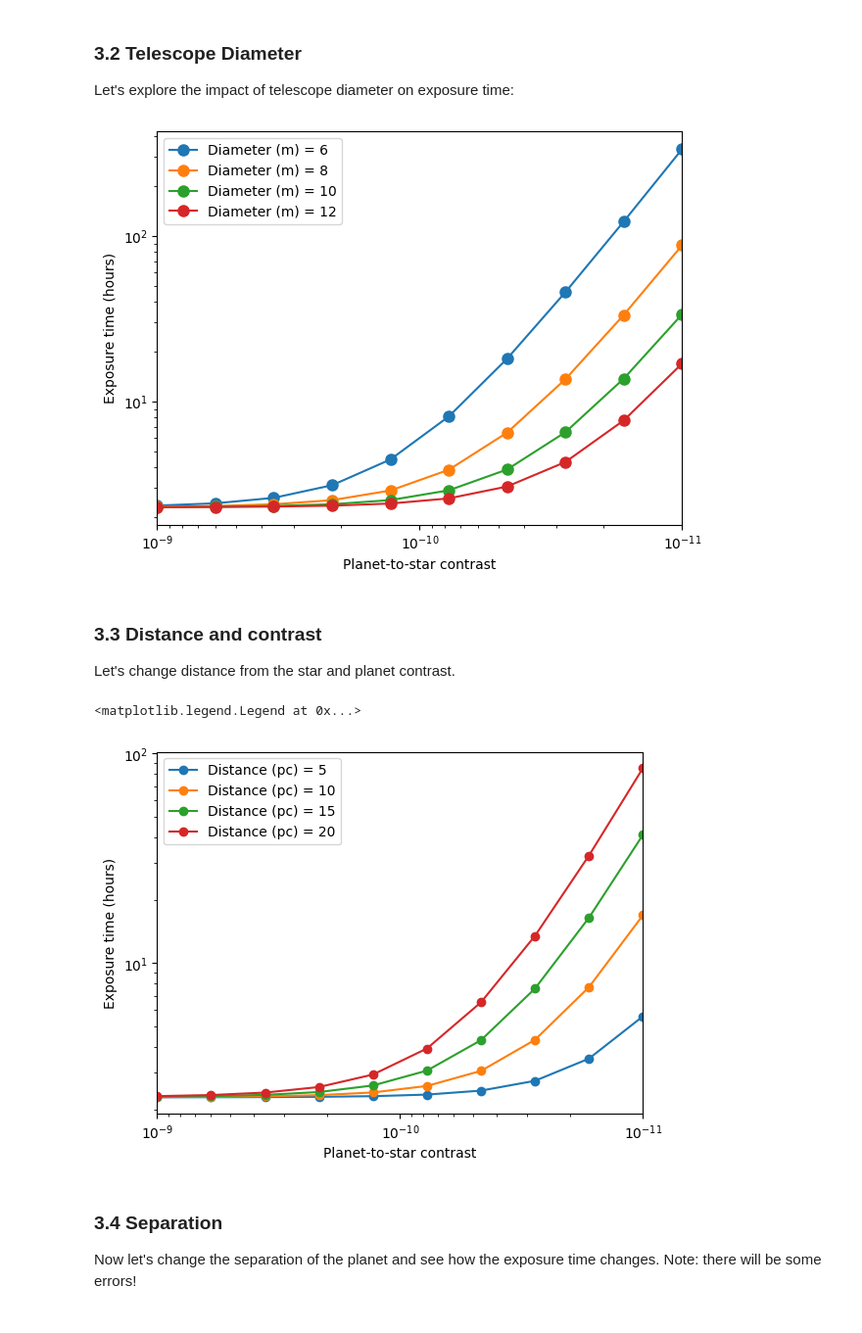
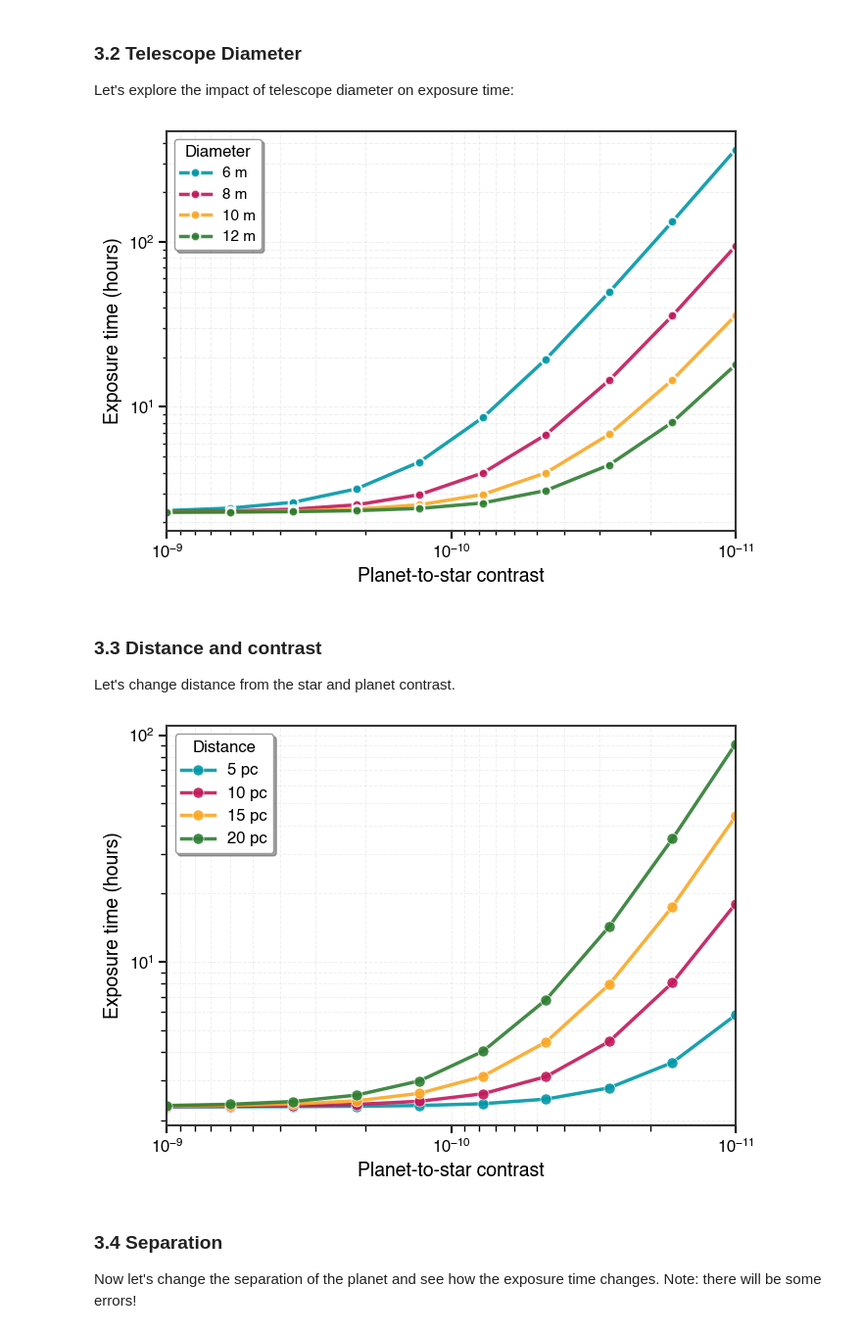
Before and after one commit to HWO-Project/pyEDITH, a Jupyter notebook: tutorials/imaging_tutorial.ipynb, the cells around one changed output. Shown at 98% size. Cells and saved outputs as stored; diff of their text form; code cells hidden in the pictures.

```diff
--- a/tutorials/imaging_tutorial.ipynb
+++ b/tutorials/imaging_tutorial.ipynb
@@ -33,4 +33,9 @@ set_verbosity(level='info')
 # You can also open your .bashrc (or .zshrc) and type:
 # export SCI_ENG_DIR="/path/to/Sci-Eng-Interface/hwo_sci_eng"
 # export YIP_CORO_DIR="/path/to/yips"
+
+# Loading HWO style package to make pretty plots
+import hwostyle
+hwostyle.use("light")
+colors = hwostyle.palette
 # %% [output]
@@ -259,12 +266,19 @@ for contrast in contrasts:
 
 # Make plot
 fig, ax1 = plt.subplots()
+ax1.semilogx(contrasts, exposure_times, marker='o', markersize=8, linewidth=2,
+             color=colors.cyan, markerfacecolor=colors.purple, markeredgewidth=1.5,
+             markeredgecolor=colors.cyan)
+ax1.set_xlim([1e-6,1e-11])
+ax1.set_xlabel('Planet-to-star contrast', fontsize=14, fontweight='bold')
+ax1.set_ylabel('Exposure time (hours)', fontsize=14, fontweight='bold')
+ax1.tick_params(axis='both', which='major', labelsize=12, width=1.5, length=6)
+ax1.tick_params(axis='both', which='minor', width=1, length=4)
+ax1.grid(True, which='both', alpha=0.3, linestyle='--', linewidth=0.7)
 
-# Primary x-axis (contrast)
-ax1.semilogx(contrasts, exposure_times,marker='o')
-ax1.set_xlim([1e-6,1e-11])
-ax1.set_xlabel('Planet-to-star contrast')
-ax1.set_ylabel('Exposure time (hours)')
+for spine in ax1.spines.values():
+    spine.set_visible(True)
+    spine.set_linewidth(1.5)
 
 plt.tight_layout()
 plt.show()
@@ -277,38 +291,49 @@ Let's explore the impact of telescope diameter on exposure time:
 # %%
 fig = plt.figure()
 
 contrasts=np.logspace(-9, -11, 10)
 
-for diam in [6,8,10,12]:
+for idx, diam in enumerate([6,8,10,12]):
     exposure_times=[]
     for contrast in np.logspace(-9, -11, 10):
         params = imaging_params.copy()
         params['Fp/Fs']= contrast
         params['diameter'] = diam
         parsed_parameters= parse_input.parse_parameters(params)
         texp, validation_output = calculate_texp(parsed_parameters)
 
         exposure_times.append(texp.to(u.hr).value)
 
-    plt.loglog(contrasts, exposure_times,marker='o',label=f'Diameter (m) = {diam}', markersize=8)
+    plt.loglog(contrasts, exposure_times, marker='o', label=f'{diam} m',
+               markersize=7, linewidth=2.5, color=colors[idx],
+               markeredgewidth=1.5, markeredgecolor='white', alpha=0.9)
 
-plt.xlabel('Planet-to-star contrast')
-plt.ylabel('Exposure time (hours)')
-plt.tick_params(axis='both', which='major')
+plt.xlabel('Planet-to-star contrast', fontsize=14, fontweight='bold')
+plt.ylabel('Exposure time (hours)', fontsize=14, fontweight='bold')
+plt.tick_params(axis='both', which='major', labelsize=12, width=1.5, length=6)
+plt.tick_params(axis='both', which='minor', width=1, length=3)
 plt.xlim(1e-9,1e-11)
-plt.legend()
+plt.grid(True, which='both', alpha=0.3, linestyle='--', linewidth=0.8)
+plt.legend(title='Diameter', fontsize=11, title_fontsize=12, frameon=True,
+           fancybox=True, shadow=True, loc='best')
+
+ax = plt.gca()
+for spine in ax.spines.values():
+    spine.set_visible(True)
+    spine.set_linewidth(1.5)
+
 plt.tight_layout()
 plt.show()
 # %% [output]
-[figure, old version]
+[figure, new version]
 # %% [markdown]
 ### 3.3 Distance and contrast
 Let's change distance from the star and planet contrast.
 # %%
-fig = plt.figure()
+fig, ax = plt.subplots()
+contrasts=np.logspace(-9, -11, 10)
 
-contrasts=np.logspace(-9, -11, 10)
-for dist in [5,10,15,20]:
+for idx, dist in enumerate([5,10,15,20]):
     exposure_times=[]
     for contrast in np.logspace(-9, -11, 10):
         params['Fp/Fs']=contrast
@@ -321,14 +346,25 @@ for dist in [5,10,15,20]:
 
 
     # Primary x-axis (contrast)
-    plt.loglog(contrasts, exposure_times,marker='o',label='Distance (pc) = '+str(dist))
-plt.xlim([1e-9,1e-11])
-plt.xlabel('Planet-to-star contrast')
-plt.ylabel('Exposure time (hours)')
-plt.legend()
+    ax.loglog(contrasts, exposure_times, marker='o', linewidth=2.5, markersize=8,
+              label=f'{dist} pc', color=colors[idx], markeredgewidth=0.5,
+              markeredgecolor='white', alpha=0.9)
+ax.set_xlim([1e-9,1e-11])
+ax.set_xlabel('Planet-to-star contrast', fontsize=14, fontweight='medium')
+ax.set_ylabel('Exposure time (hours)', fontsize=14, fontweight='medium')
+ax.tick_params(axis='both', which='major', labelsize=12, width=1.5, length=6)
+ax.tick_params(axis='both', which='minor', width=1, length=4)
+ax.legend(frameon=True, shadow=True, fancybox=True, fontsize=12,
+          title='Distance', title_fontsize=12)
+ax.grid(True, which='both', alpha=0.3, linestyle='--', linewidth=0.7)
+
+for spine in ax.spines.values():
+    spine.set_visible(True)
+    spine.set_linewidth(1.5)
+
+plt.tight_layout()
 # %% [output]
-<matplotlib.legend.Legend at 0x...>
-[figure, old version]
+[figure, new version]
 # %% [markdown]
 ### 3.4 Separation
 
```
Also changed, not shown: parts of 11 cells of this notebook, 2 other files.
